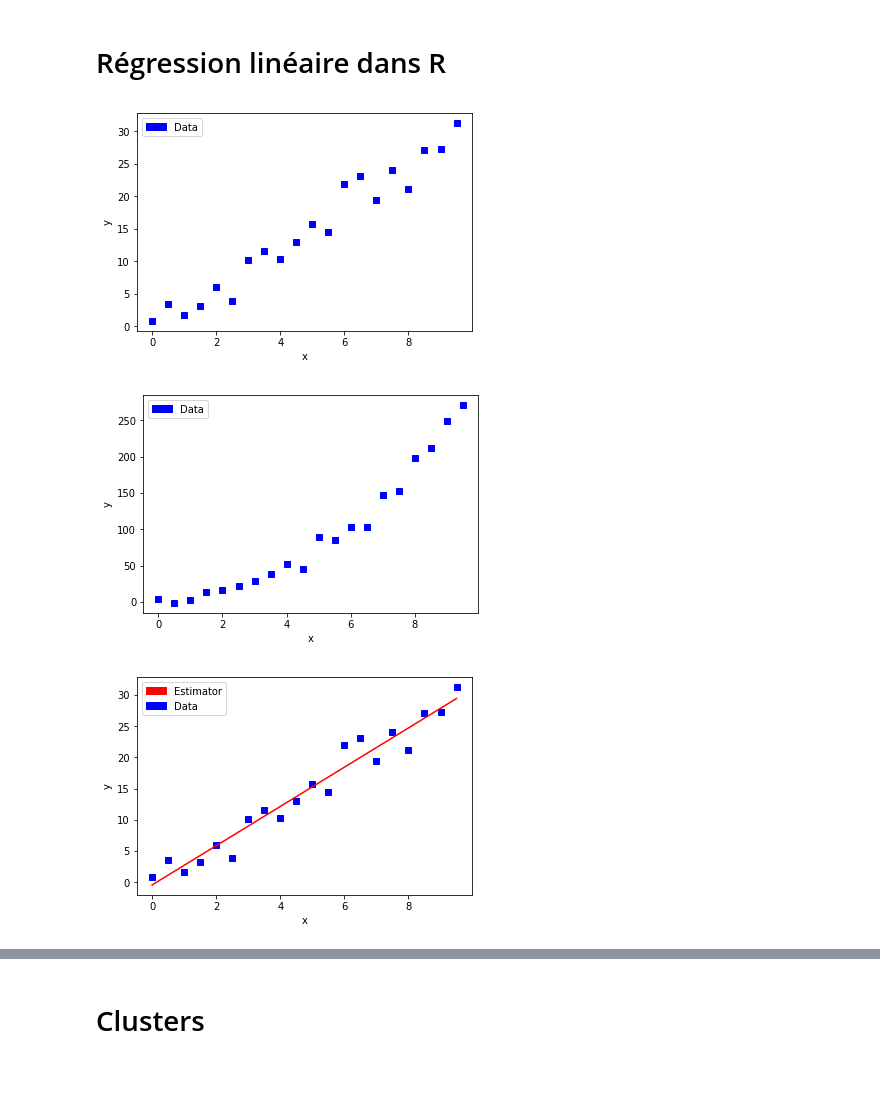
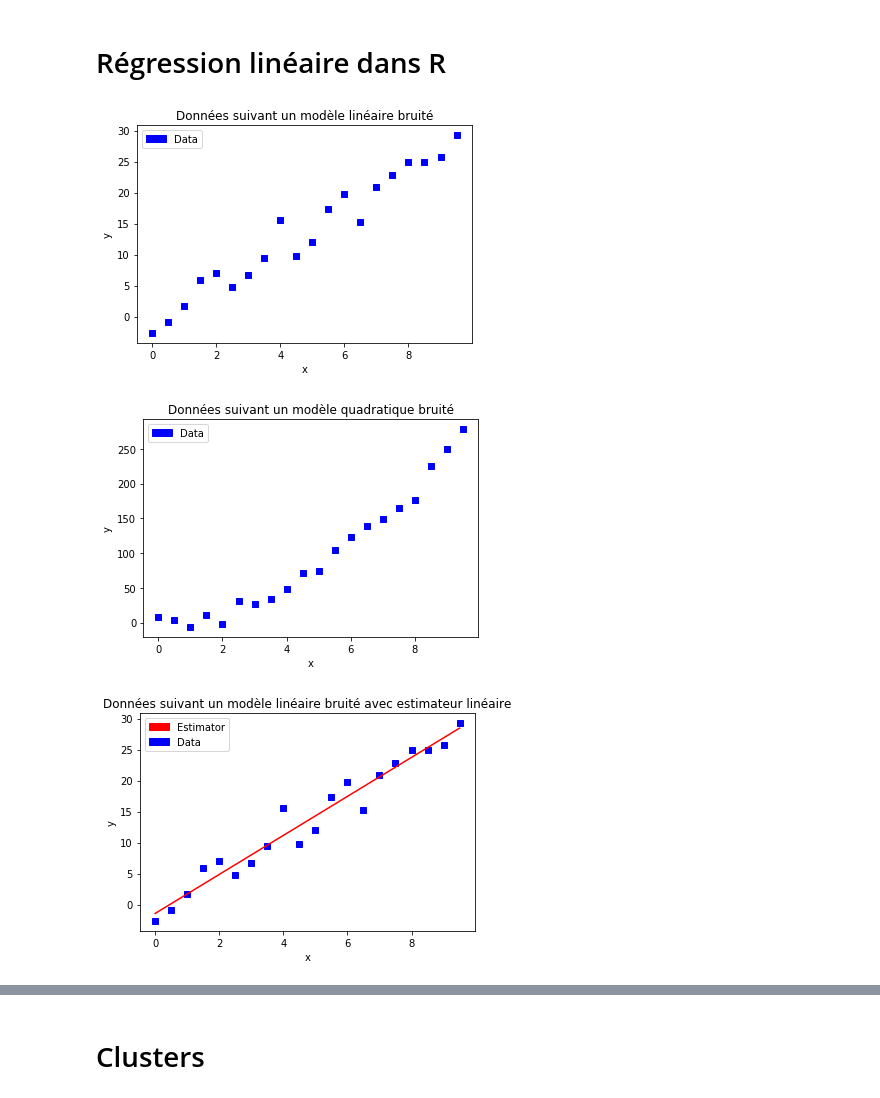
Before and after one commit to ClementLalanne/IPT-K-Means, a Jupyter notebook: exemples.ipynb, the cells around one changed output, grey strips where cells are left out. Cells and saved outputs as stored; diff of their text form; code cells hidden in the pictures.

```diff
--- a/exemples.ipynb
+++ b/exemples.ipynb
@@ -31,18 +31,20 @@ from scipy.spatial.distance import pdist, squareform
 # %%
 #Nous commençons par générer des échantillons suivant une loi linéaire avec bruit.
 x = 0.5 * np.arange(20.)
 yl = 3 * x + 2 * np.random.randn(20)
+plt.title("Données suivant un modèle linéaire bruité")
 plt.xlabel('x')
 plt.ylabel('y')
 blue_patch = mpatches.Patch(color='blue', label='Data')
 plt.legend(handles=[blue_patch])
 plt.plot(x, yl, 'bs')
 plt.show()
 # %% [output]
-[figure, old version]
+[figure, new version]
 # %%
 #Et nous générons aussi des échantillons suivant une loi quadratique avec bruit
 yq = 3 * x**2 + 10 * np.random.randn(20)
+plt.title("Données suivant un modèle quadratique bruité")
 plt.xlabel('x')
 plt.ylabel('y')
 blue_patch = mpatches.Patch(color='blue', label='Data')
@@ -50,12 +52,13 @@ plt.legend(handles=[blue_patch])
 plt.plot(x, yq, 'bs')
 plt.show()
 # %% [output]
-[figure, old version]
+[figure, new version]
 # %%
 #Nous allons approximer les premières données par une régression linéaire
 LinearEstimator = lin.LinearRegression()
 LinearEstimator.fit(x.reshape(20, 1), yl)
 ypredict = LinearEstimator.predict(x.reshape(20, 1))
+plt.title("Données suivant un modèle linéaire bruité avec estimateur linéaire")
 plt.xlabel('x')
 plt.ylabel('y')
 blue_patch = mpatches.Patch(color='blue', label='Data')
@@ -65,7 +68,7 @@ plt.plot(x, yl, 'bs')
 plt.plot(x, ypredict, 'red')
 plt.show()
 # %% [output]
-[figure, old version]
+[figure, new version]
 # %%
 #Nous allons approximer les données quadratiques par une régression linéaire
 LinearEstimator = lin.LinearRegression()
```
Also changed, not shown: parts of 16 cells of this notebook.
